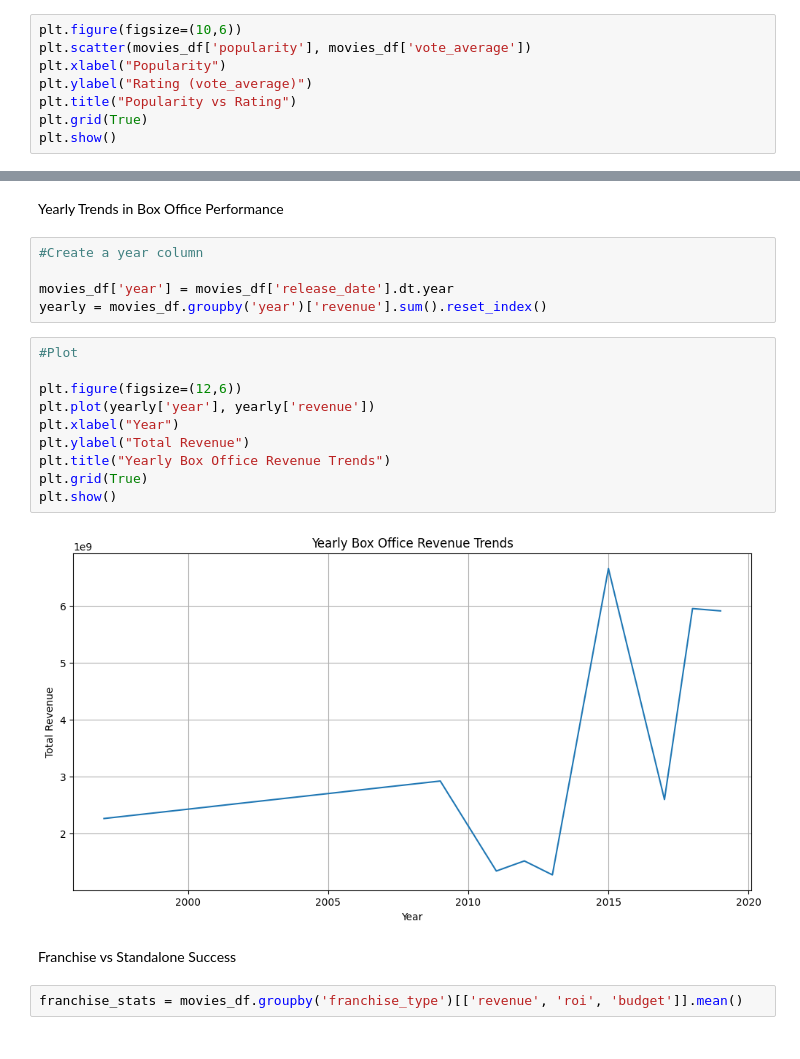
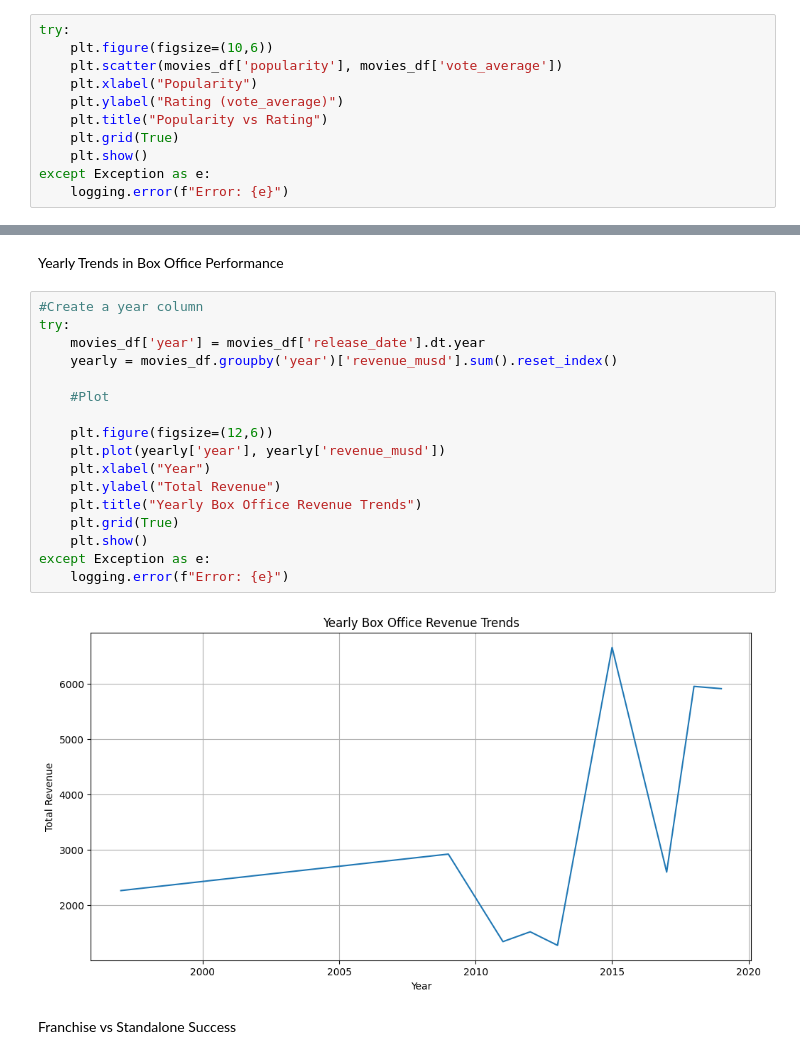
Before and after one commit to GhGuda/tmdb-movie-analysis-amalitech, a Jupyter notebook: notebooks/01_api_extraction.ipynb, the cells around one changed output, grey strips where cells are left out. Drawn from its saved outputs; the diff is of its cells as text.

```diff
--- a/notebooks/01_api_extraction.ipynb
+++ b/notebooks/01_api_extraction.ipynb
@@ -587,11 +668,14 @@ plt.show()
 # %% [markdown]
 Popularity vs. Rating
 # %%
-plt.figure(figsize=(10,6))
-plt.scatter(movies_df['popularity'], movies_df['vote_average'])
-plt.xlabel("Popularity")
-plt.ylabel("Rating (vote_average)")
-plt.title("Popularity vs Rating")
-plt.grid(True)
-plt.show()
+try:
+    plt.figure(figsize=(10,6))
+    plt.scatter(movies_df['popularity'], movies_df['vote_average'])
+    plt.xlabel("Popularity")
+    plt.ylabel("Rating (vote_average)")
+    plt.title("Popularity vs Rating")
+    plt.grid(True)
+    plt.show()
+except Exception as e:
+    logging.error(f"Error: {e}")
 # %% [output]
@@ -599,24 +683,24 @@ plt.show()
 # %% [markdown]
 Yearly Trends in Box Office Performance
-# %%
-#Create a year column
-
-movies_df['year'] = movies_df['release_date'].dt.year
-yearly = movies_df.groupby('year')['revenue'].sum().reset_index()
 # %%
-#Plot
+#Create a year column
+try:
+    movies_df['year'] = movies_df['release_date'].dt.year
+    yearly = movies_df.groupby('year')['revenue_musd'].sum().reset_index()
 
-plt.figure(figsize=(12,6))
-plt.plot(yearly['year'], yearly['revenue'])
-plt.xlabel("Year")
-plt.ylabel("Total Revenue")
-plt.title("Yearly Box Office Revenue Trends")
-plt.grid(True)
-plt.show()
+    #Plot
+
+    plt.figure(figsize=(12,6))
+    plt.plot(yearly['year'], yearly['revenue_musd'])
+    plt.xlabel("Year")
+    plt.ylabel("Total Revenue")
+    plt.title("Yearly Box Office Revenue Trends")
+    plt.grid(True)
+    plt.show()
+except Exception as e:
+    logging.error(f"Error: {e}")
 # %% [output]
-[figure, old version]
+[figure, new version]
 # %% [markdown]
 Franchise vs Standalone Success
-# %%
-franchise_stats = movies_df.groupby('franchise_type')[['revenue', 'roi', 'budget']].mean()
 # %%
```
Also changed, not shown: parts of 24 cells of this notebook, 21 other files.
